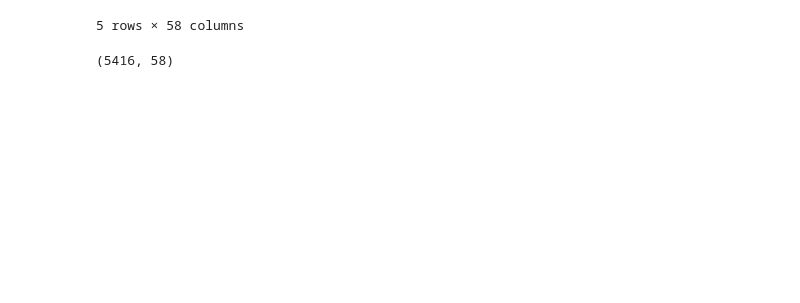
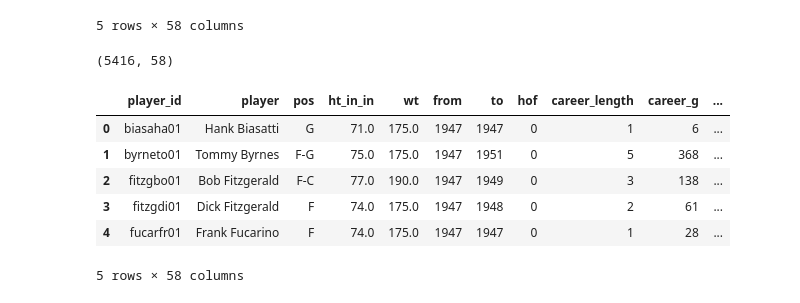
Before and after one commit to cedrictongg/COMP542-Group-8, a Jupyter notebook: NBA Prediction.ipynb, the cells around one changed output. Drawn from its saved outputs; the diff is of its cells as text; code cells hidden in the pictures; blank space fills up the shorter version.

```diff
--- a/NBA Prediction.ipynb
+++ b/NBA Prediction.ipynb
@@ -195,12 +196,25 @@ NBA_data.head()
 5 rows × 58 columns
 # %%
 # for players that didnt win an award or appear in All-Star selection, we want to just put in 0 for the missing value
-missing_cols = ["n_all_star", "n_all_nba", "n_all_defense", "n_all_rookie", "n_first_team_all_nba", "n_award_wins", "n_mvp_wins", "max_award_share", "total_award_share", "mvp_max_share"]
+missing_cols = ["n_all_star", "n_all_nba", "n_all_defense", "n_all_rookie", "n_first_team_all_nba", "n_award_wins", "n_mvp_wins", "max_award_share", "total_award_share", "mvp_max_share", "career_x3p_pct"]
 NBA_data[missing_cols] = NBA_data[missing_cols].fillna(0)
 
 # drop any player with no career stats
 NBA_data = NBA_data.dropna(subset = ["career_g"])
+NBA_data["hof"] = NBA_data["hof"].astype(int)
+# NBA_data["true_shooting"] = NBA_data["career_pts"] / (2* NBA_data["career_fga"] + 0.44 * NBA_data["career_fta"])
 
 NBA_data.shape
 # %% [output]
 (5416, 58)
+# %%
+NBA_data = NBA_data.fillna(0)
+NBA_data.head()
+# %% [output]
+|  | player_id | player | pos | ht_in_in | wt | from | to | hof | career_length | career_g | ... |
+| 0 | biasaha01 | Hank Biasatti | G | 71.0 | 175.0 | 1947 | 1947 | 0 | 1 | 6 | ... |
+| 1 | byrneto01 | Tommy Byrnes | F-G | 75.0 | 175.0 | 1947 | 1951 | 0 | 5 | 368 | ... |
+| 2 | fitzgbo01 | Bob Fitzgerald | F-C | 77.0 | 190.0 | 1947 | 1949 | 0 | 3 | 138 | ... |
+| 3 | fitzgdi01 | Dick Fitzgerald | F | 74.0 | 175.0 | 1947 | 1948 | 0 | 2 | 61 | ... |
+| 4 | fucarfr01 | Frank Fucarino | F | 74.0 | 175.0 | 1947 | 1947 | 0 | 1 | 28 | ... |
+5 rows × 58 columns
```
Also changed, not shown: parts of 11 cells of this notebook.
